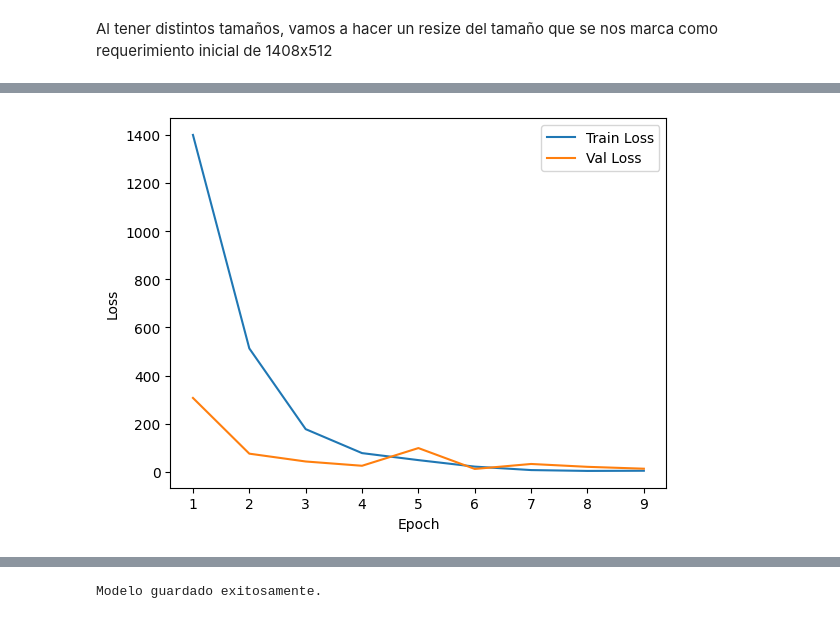
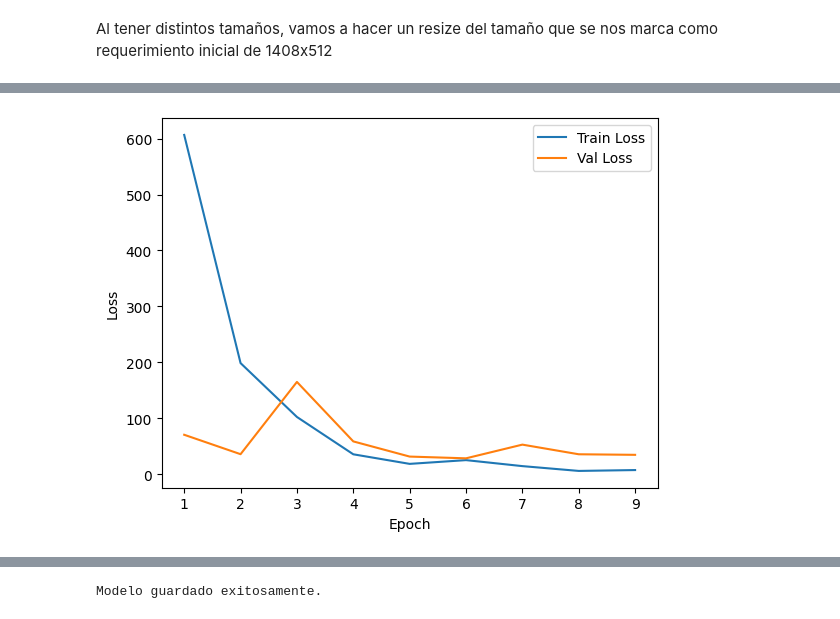
Before and after one commit to adriani94bil/Mantenimiento_Predictivo_PBL_grupo02, a Jupyter notebook: src/detection.ipynb, the cells around one changed output, grey strips where cells are left out. Cells and saved outputs as stored; diff of their text form; code cells hidden in the pictures.

```diff
--- a/src/detection.ipynb
+++ b/src/detection.ipynb
@@ -150,10 +150,10 @@ class DefectDataset(Dataset):
 
 # Definir las transformaciones
 transform = transforms.Compose([
-    transforms.Grayscale(num_output_channels=3), # Lo hago para distinguir los distintas escalas de gris
+    transforms.Grayscale(num_output_channels=1), # Lo hago para distinguir los distintas escalas de gris
     transforms.ToTensor(),
     transforms.Resize((256,704)),
-    transforms.Normalize((0.5,), (0.25,))
+    transforms.Normalize((0.5,), (0.5,))
 ])
 
 # Crear los datasets y dataloaders
@@ -173,7 +173,7 @@ class SimpleCNN(nn.Module):
         super().__init__()
 
         self.layer1 = nn.Sequential(
-            nn.Conv2d(in_channels=3, out_channels=32, kernel_size=3, padding=1),
+            nn.Conv2d(in_channels=1, out_channels=32, kernel_size=3, padding=1),
             nn.BatchNorm2d(32),
             nn.ReLU(),
             nn.MaxPool2d(kernel_size=2, stride=2)
@@ -225,7 +225,7 @@ class EarlyStopper:
             self.best_loss = val_loss
             self.counter = 0
 
-early_stopper = EarlyStopper(patience=3, min_delta=0.001)
+early_stopper = EarlyStopper(patience=3, min_delta=0.01)
 
 num_epochs = 25
 train_losses = []
@@ -287,5 +287,5 @@ Epoch 9/25, Train Loss: 4.2742, Val Loss: 12.7399
 Early stopping triggered
-[figure, old version]
+[figure, new version]
 # %%
 def visualize_true_vs_pred(y_pred,y_true,title=""):
     """
```
Also changed, not shown: parts of 2 cells of this notebook, 2 other files.
